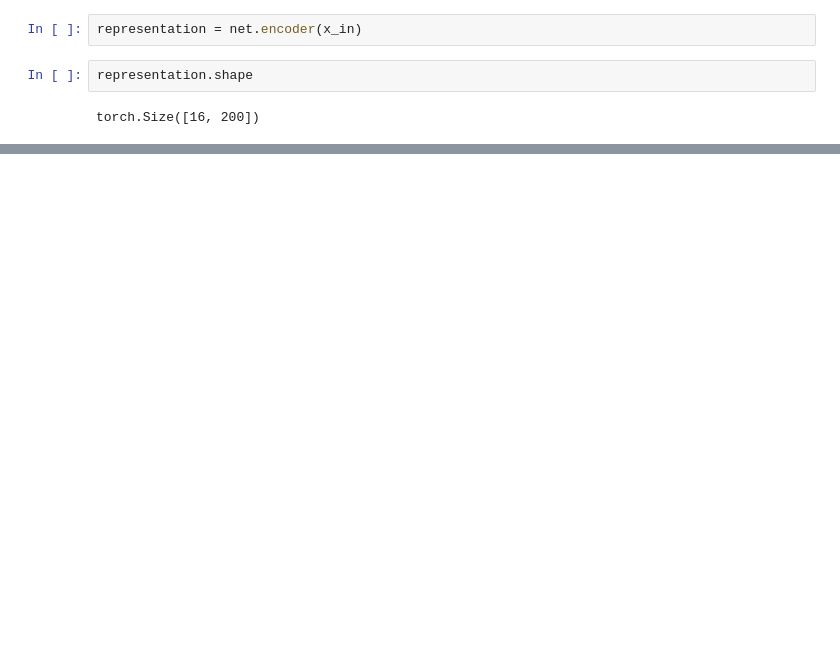
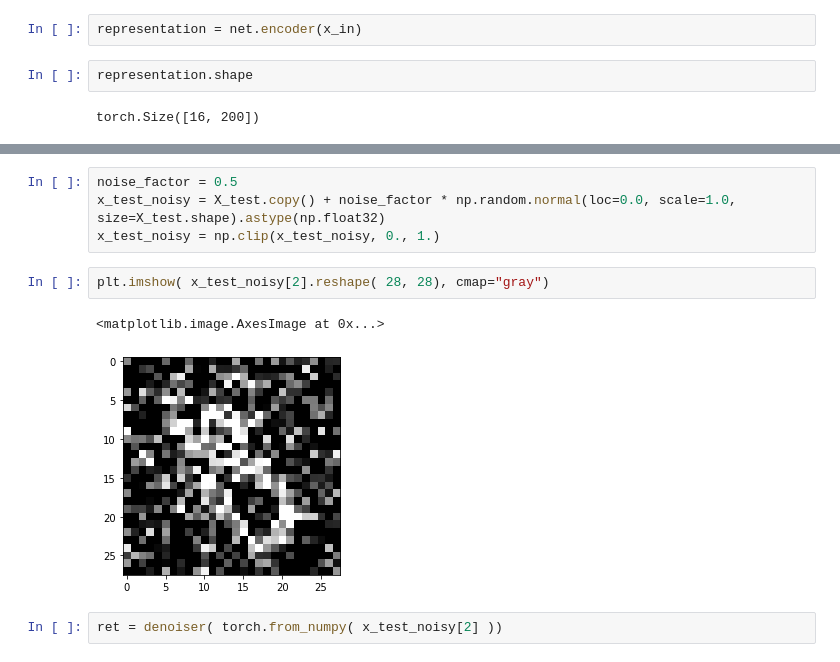
Before and after one commit to kperi/ml_lectures, a Jupyter notebook: day_6/autoencoders.ipynb, the cells around one changed output, grey strips where cells are left out. Cells and saved outputs as stored; diff of their text form; blank space fills up the shorter version.

```diff
--- a/day_6/autoencoders.ipynb
+++ b/day_6/autoencoders.ipynb
@@ -127,0 +188,11 @@ torch.Size([16, 200])
+# %%
+noise_factor = 0.5
+x_test_noisy = X_test.copy() + noise_factor * np.random.normal(loc=0.0, scale=1.0, size=X_test.shape).astype(np.float32)
+x_test_noisy = np.clip(x_test_noisy, 0., 1.)
+# %%
+plt.imshow( x_test_noisy[2].reshape( 28, 28), cmap="gray")
+# %% [output]
+<matplotlib.image.AxesImage at 0x...>
+[figure, added]
+# %%
+ret = denoiser( torch.from_numpy( x_test_noisy[2] ))
```
Also changed, not shown: parts of 15 cells of this notebook.
